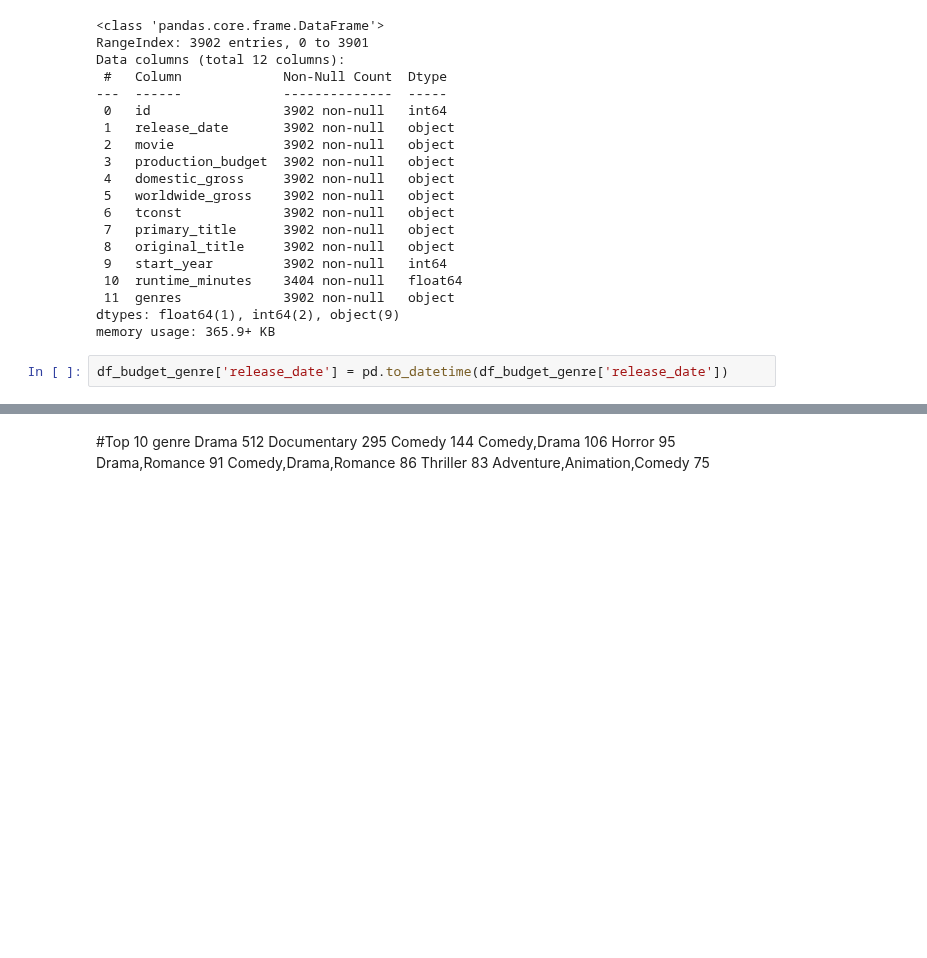
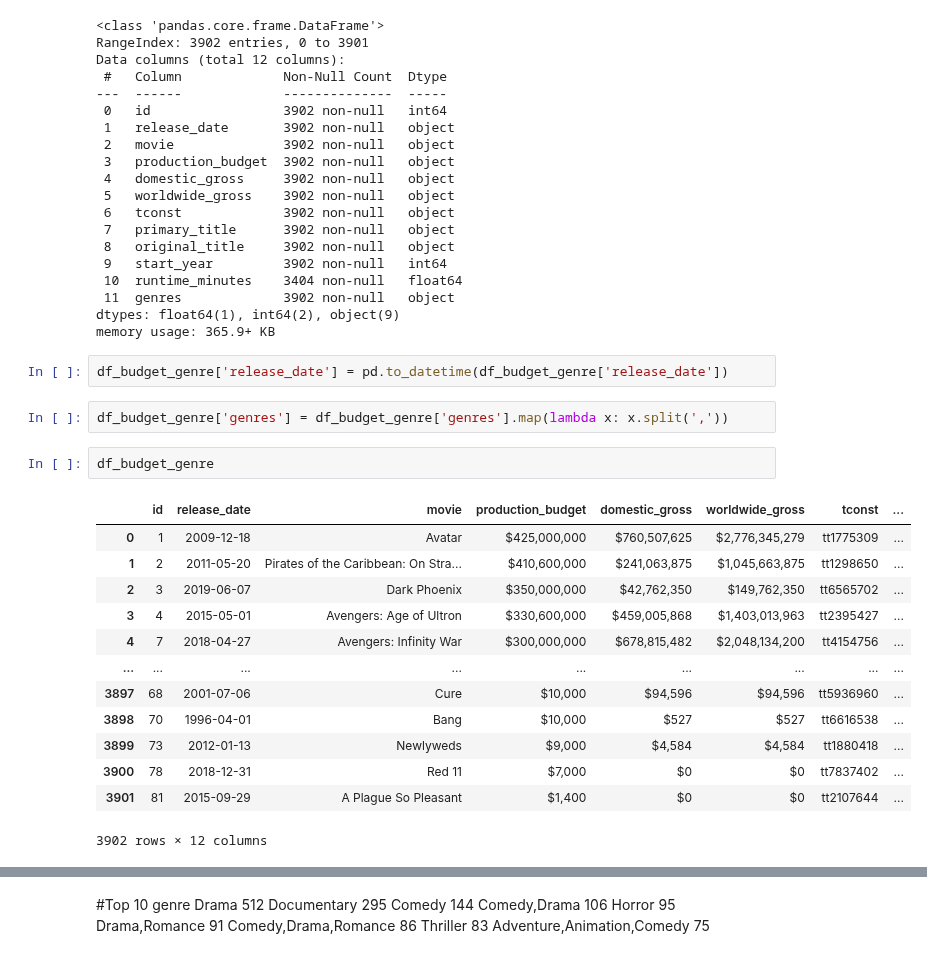
Before and after one commit to jskim1307/pj_Yuki_Lingxi, a Jupyter notebook: EDA_Yuki_2.ipynb, the cells around one changed output, grey strips where cells are left out. Cells and saved outputs as stored; diff of their text form; blank space fills up the shorter version.

```diff
--- a/EDA_Yuki_2.ipynb
+++ b/EDA_Yuki_2.ipynb
@@ -231,3 +231,21 @@ dtypes: float64(1), int64(2), object(9)
 memory usage: 365.9+ KB
 # %%
 df_budget_genre['release_date'] = pd.to_datetime(df_budget_genre['release_date'])
+# %%
+df_budget_genre['genres'] = df_budget_genre['genres'].map(lambda x: x.split(','))
+# %%
+df_budget_genre
+# %% [output]
+|  | id | release_date | movie | production_budget | domestic_gross | worldwide_gross | tconst | ... |
+| 0 | 1 | 2009-12-18 | Avatar | $425,000,000 | $760,507,625 | $2,776,345,279 | tt1775309 | ... |
+| 1 | 2 | 2011-05-20 | Pirates of the Caribbean: On Stra... | $410,600,000 | $241,063,875 | $1,045,663,875 | tt1298650 | ... |
+| 2 | 3 | 2019-06-07 | Dark Phoenix | $350,000,000 | $42,762,350 | $149,762,350 | tt6565702 | ... |
+| 3 | 4 | 2015-05-01 | Avengers: Age of Ultron | $330,600,000 | $459,005,868 | $1,403,013,963 | tt2395427 | ... |
+| 4 | 7 | 2018-04-27 | Avengers: Infinity War | $300,000,000 | $678,815,482 | $2,048,134,200 | tt4154756 | ... |
+| ... | ... | ... | ... | ... | ... | ... | ... | ... |
+| 3897 | 68 | 2001-07-06 | Cure | $10,000 | $94,596 | $94,596 | tt5936960 | ... |
+| 3898 | 70 | 1996-04-01 | Bang | $10,000 | $527 | $527 | tt6616538 | ... |
+| 3899 | 73 | 2012-01-13 | Newlyweds | $9,000 | $4,584 | $4,584 | tt1880418 | ... |
+| 3900 | 78 | 2018-12-31 | Red 11 | $7,000 | $0 | $0 | tt7837402 | ... |
+| 3901 | 81 | 2015-09-29 | A Plague So Pleasant | $1,400 | $0 | $0 | tt2107644 | ... |
+3902 rows × 12 columns
```
Also changed, not shown: parts of 26 cells of this notebook, 1 other file.
